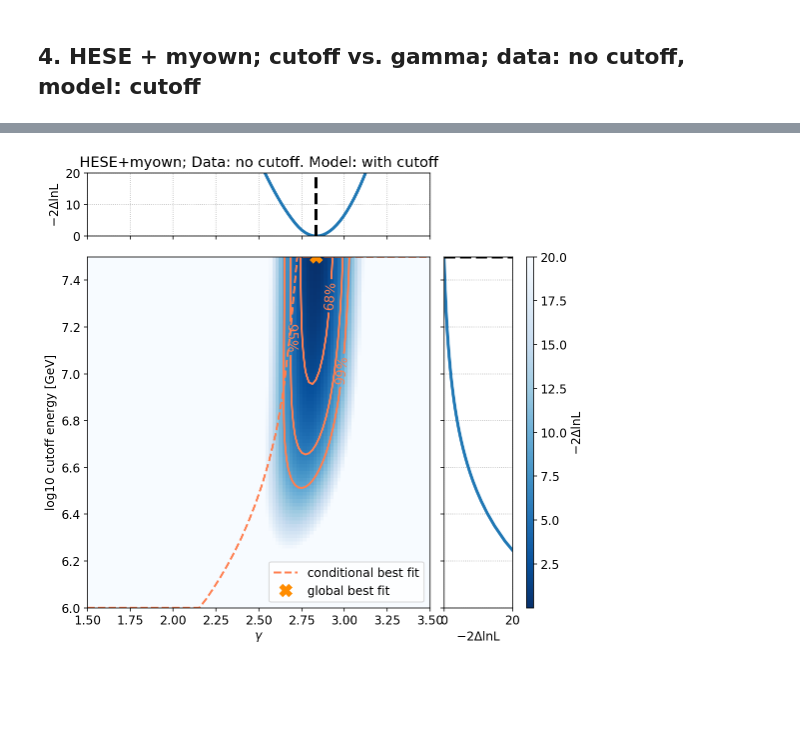
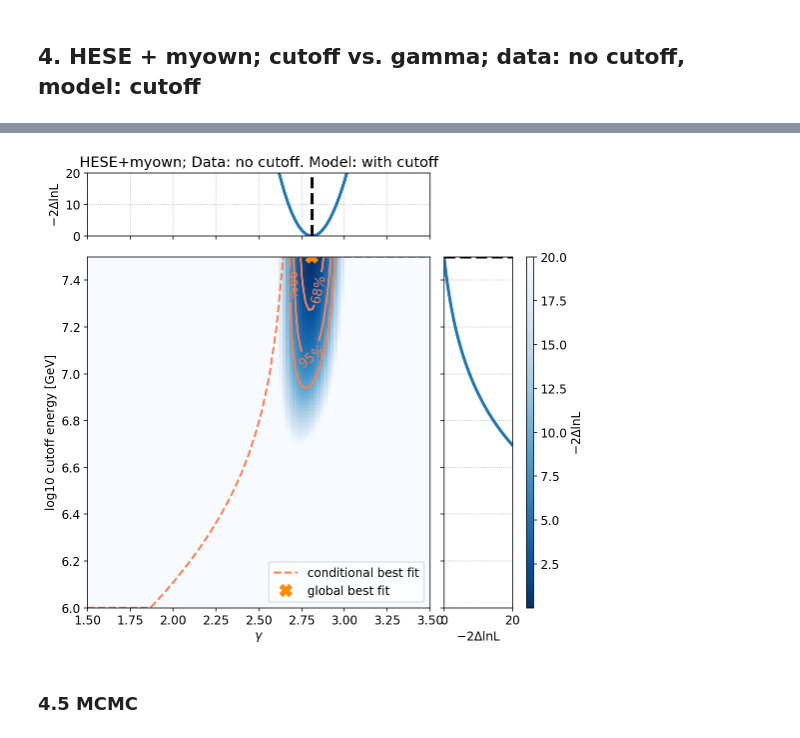
Before and after one commit to Leotrinos/IceCube-PeV-cutoff-analysis-jupyter-notebooks, a Jupyter notebook: ana-3-2-Asimov-test-New-HESE.ipynb, the cells around one changed output, grey strips where cells are left out. Saved outputs shown, nothing was run; the diff lists cells and outputs as text; code cells hidden in the pictures; blank space fills up the shorter version.

```diff
--- a/ana-3-2-Asimov-test-New-HESE.ipynb
+++ b/ana-3-2-Asimov-test-New-HESE.ipynb
@@ -833,7 +908,7 @@ CL = [2.3, 6.0, 9.21] # chi2 distribution of 2 dof, Confidence Intervals
 best_norms = []
 for i in range(0,len(gammas)):
     m_tmp = mi.Minuit(negllh,
-                      norm=1,gamma=gammas[i],cutoff=np.inf,
+                      norm=6,gamma=gammas[i],cutoff=np.inf,
                       limit_norm=(0.01,10),limit_gamma=(1.5,3.5),limit_cutoff=None,
                       fix_norm=False,fix_gamma=True,fix_cutoff=True,
                       errordef=mi.Minuit.LIKELIHOOD,pedantic=True,
@@ -889,10 +964,10 @@ plt.show()
 ## 4. HESE + myown; cutoff vs. gamma; data: no cutoff, model: cutoff
 # %%
 m = mi.Minuit(negllh,
-              norm=6.4,gamma=2.5,cutoff=1e7,
-              limit_norm=(0.01,10),limit_gamma=(1.5,3.5),limit_cutoff=(1e6,10**7.5),
+              norm=6.4,gamma=2.5,cutoff=7,
+              limit_norm=(0.01,10),limit_gamma=(1.5,3.5),limit_cutoff=(6,7.5),
               fix_norm=False,fix_gamma=False,fix_cutoff=False,
-              error_norm=0.125,error_gamma=0.25,error_cutoff=1e5,
+              error_norm=0.125,error_gamma=0.25,error_cutoff=0.1,
               errordef=mi.Minuit.LIKELIHOOD,pedantic=True,
              )
 # %%
@@ -913,7 +988,7 @@ llh_best = llh(m.values[0],m.values[1],m.values[2])
 # %%
 # 2d scan
 gammas = np.linspace(1.5,3.5,NBins) # gamma
-cutoffs = np.logspace(6,7.5,NBins) # cutoff
+cutoffs = np.linspace(6,7.5,NBins) # cutoff
 cs = []
 gs = []
 ls = []
@@ -923,9 +998,9 @@ for i in range(0,len(gammas)):
         cs.append(cutoffs[j])
         m_tmp = mi.Minuit(negllh,
                           norm=6.,gamma=gammas[i],cutoff=cutoffs[j],
-                          limit_norm=(0.01,10),limit_gamma=(1.5,3.5),limit_cutoff=(1e6,10**7.5),
+                          limit_norm=(0.01,10),limit_gamma=(1.5,3.5),limit_cutoff=(6,7.5),
                           fix_norm=False,fix_gamma=True,fix_cutoff=True,
-                          error_norm=0.125,error_gamma=0.25,error_cutoff=1e5,
+                          error_norm=0.125,error_gamma=0.25,error_cutoff=0.1,
                           errordef=mi.Minuit.LIKELIHOOD,pedantic=True,
                          )
         m_tmp.migrad()
@@ -937,7 +1012,7 @@ t = -2 * (ls - llh_best) # -2 ln (L/L_best_estimate)
 ggs,ggprof,_ = m.mnprofile("gamma",bound=(1.5,3.5),bins=NBins)
 ggprof = -2 * (-ggprof - llh_best)
 
-ccs,ccprof,_ = m.mnprofile("cutoff",bound=(1e6,10**7.5),bins=NBins)
+ccs,ccprof,_ = m.mnprofile("cutoff",bound=(6,7.5),bins=NBins)
 ccprof = -2 * (-ccprof - llh_best)
 
 # path of best fits
@@ -945,10 +1020,10 @@ best_cutoffs = []
 gammas_dense = np.linspace(np.min(gammas),np.max(gammas),50)
 for i in range(0,len(gammas_dense)):
     m_tmp = mi.Minuit(negllh,
-                      norm=6.4,gamma=gammas_dense[i],cutoff=1e7,
-                      limit_norm=(0.01,10),limit_gamma=(1.5,3.5),limit_cutoff=(1e6,10**7.5),
+                      norm=6,gamma=gammas_dense[i],cutoff=7,
+                      limit_norm=(0.01,10),limit_gamma=(1.5,3.5),limit_cutoff=(6,7.5),
                       fix_norm=False,fix_gamma=True,fix_cutoff=False,
-                      error_norm=0.125,error_gamma=0.25,error_cutoff=1e5,
+                      error_norm=0.125,error_gamma=0.25,error_cutoff=0.1,
                       errordef=mi.Minuit.LIKELIHOOD,pedantic=True,
                      )
     m_tmp.migrad()
@@ -967,40 +1042,42 @@ plt.axvline(ggs[ggprof==np.min(ggprof)],ls='--',lw=3,color='black')
 plt.xlim(1.5,3.5)
 plt.ylim(0,20)
 plt.ylabel(r'$-2\Delta$lnL')
 plt.title('HESE+myown; Data: no cutoff. Model: with cutoff')
 ax1.tick_params(labelbottom=False)
 plt.grid(True,which='both',zorder=0,linestyle=':')
 
 axbar = plt.subplot(gspec[5])
 
 ax2 = plt.subplot(gspec[3])
 
-h,yy,xx,img=plt.hist2d(gs,np.log10(cs),weights=t.clip(-np.inf,20),bins=[len(gammas),len(cutoffs)],range=[[1.5,3.5],[6,7.5]],cmap='Blues_r')#,norm=LogNorm())
-plt.plot(gammas_dense,np.log10(best_cutoffs),'--',color='coral',lw=2,label='conditional best fit')
-plt.plot(m.values[1],np.log10(m.values[2]),'X',color='darkorange',ms=12,label='global best fit')
+h,yy,xx,img=plt.hist2d(gs,cs,weights=t.clip(-np.inf,20),bins=[len(gammas),len(cutoffs)],range=[[1.5,3.5],[6,7.5]],cmap='Blues_r')#,norm=LogNorm())
+plt.plot(gammas_dense,best_cutoffs,'--',color='coral',lw=2,label='conditional best fit')
+plt.plot(m.values[1],m.values[2],'X',color='darkorange',ms=12,label='global best fit')
 cbar = plt.colorbar(cax=axbar)
 cbar.set_label(r'$-2\Delta$lnL')
-CS=plt.contour(h.transpose(),extent=[np.min(gammas),np.max(gammas),np.min(np.log10(cutoffs)),np.max(np.log10(cutoffs))],levels=CL,colors='coral',linewidths=2)
+CS=plt.contour(h.transpose(),extent=[np.min(gammas),np.max(gammas),np.min(cutoffs),np.max(cutoffs)],levels=CL,colors='coral',linewidths=2)
 plt.clabel(CS,fmt={CL[0]:'68%',CL[1]:'95%',CL[2]:'99%'},fontsize=13)
 plt.legend(loc='lower right',prop={'size': 12})
 plt.xlim(1.5,3.5)
 plt.ylim(6,7.5)
 plt.xlabel(r'$\gamma$')
 plt.ylabel('log10 cutoff energy [GeV]')
 
 ax3 = plt.subplot(gspec[4])
 
-plt.plot(ccprof,np.log10(ccs),lw=3)
-plt.axhline(np.log10(ccs[ccprof==np.min(ccprof)]),ls='--',lw=3,color='black')
+plt.plot(ccprof,ccs,lw=3)
+plt.axhline(ccs[ccprof==np.min(ccprof)],ls='--',lw=3,color='black')
 ax3.tick_params(labelleft=False)
 plt.xlim(0,20)
 plt.ylim(6,7.5)
 plt.xlabel(r'$-2\Delta$lnL')
 plt.grid(True,which='both',zorder=0,linestyle=':')
 
 plt.show()
 # %% [output]
-[figure, old version]
+[figure, new version]
 # %%
 gamma_68,cutoff_68 = CS.allsegs[0][0][:,0],CS.allsegs[0][0][:,1]
 gamma_95,cutoff_95 = CS.allsegs[1][0][:,0],CS.allsegs[1][0][:,1]
+# %% [markdown]
+### 4.5 MCMC
```
Also changed, not shown: parts of 52 cells of this notebook, 16 other files.
